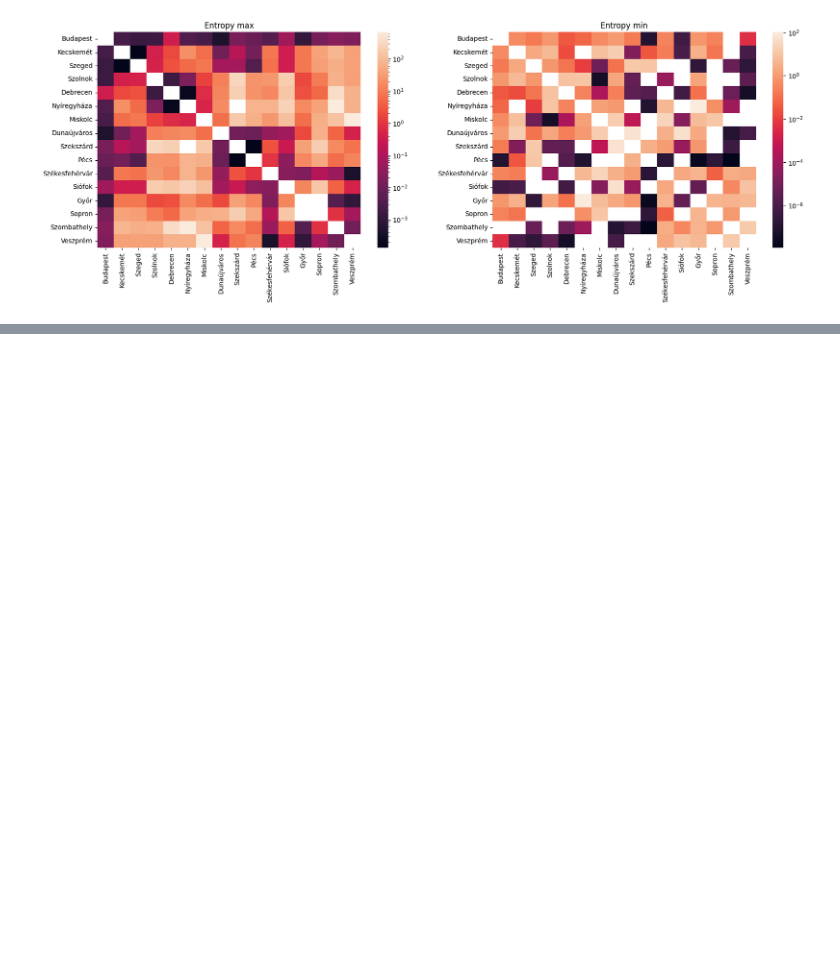
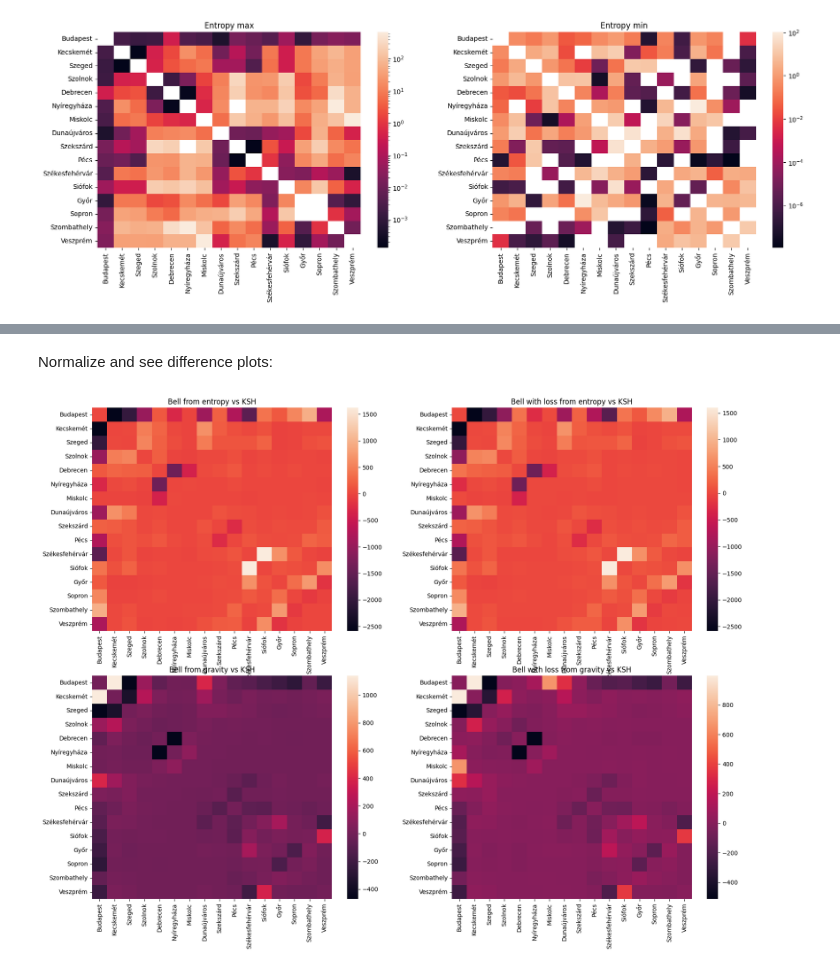
Before and after one commit to me9hanics/origin-destination-matrix-from-traffic, a Jupyter notebook: odm_comparisons.ipynb, the cells around one changed output, grey strips where cells are left out. Saved outputs shown, nothing was run; the diff lists cells and outputs as text; code cells hidden in the pictures; blank space fills up the shorter version.

```diff
--- a/odm_comparisons.ipynb
+++ b/odm_comparisons.ipynb
@@ -184,0 +219,22 @@ computing_functions.plot_odm_axis(qr4, cities, ax=axs[1], log_scale=True, title=
+# %% [markdown]
+Normalize and see difference plots:
+# %%
+odm_bell_1_normalized = set_total_flow(odm_bell_1, total_flow)
+odm_bell_modified_1_normalized = set_total_flow(odm_bell_modified_1, total_flow)
+odm_bell_2_normalized = set_total_flow(odm_bell_2, total_flow)
+odm_bell_modified_2_normalized = set_total_flow(odm_bell_modified_2, total_flow)
+
+#Plot the 4 ODMs in a 2x2 grid
+fig, axs = plt.subplots(2, 2, figsize=(20, 15))
+computing_functions.plot_odm_axis(odm_bell_1_normalized-odm_2d_nondiagonal, cities, ax=axs[0, 0])
+computing_functions.plot_odm_axis(odm_bell_modified_1_normalized-odm_2d_nondiagonal, cities, ax=axs[0, 1])
+computing_functions.plot_odm_axis(odm_bell_2_normalized-odm_2d_nondiagonal, cities, ax=axs[1, 0])
+computing_functions.plot_odm_axis(odm_bell_modified_2_normalized-odm_2d_nondiagonal, cities, ax=axs[1, 1])
+
+#Set titles
+axs[0, 0].set_title('Bell from entropy vs KSH')
+axs[0, 1].set_title('Bell with loss from entropy vs KSH')
+axs[1, 0].set_title('Bell from gravity vs KSH')
+axs[1, 1].set_title('Bell with loss from gravity vs KSH');
+# %% [output]
+[figure, added]
```
Also changed, not shown: parts of 8 cells of this notebook.
